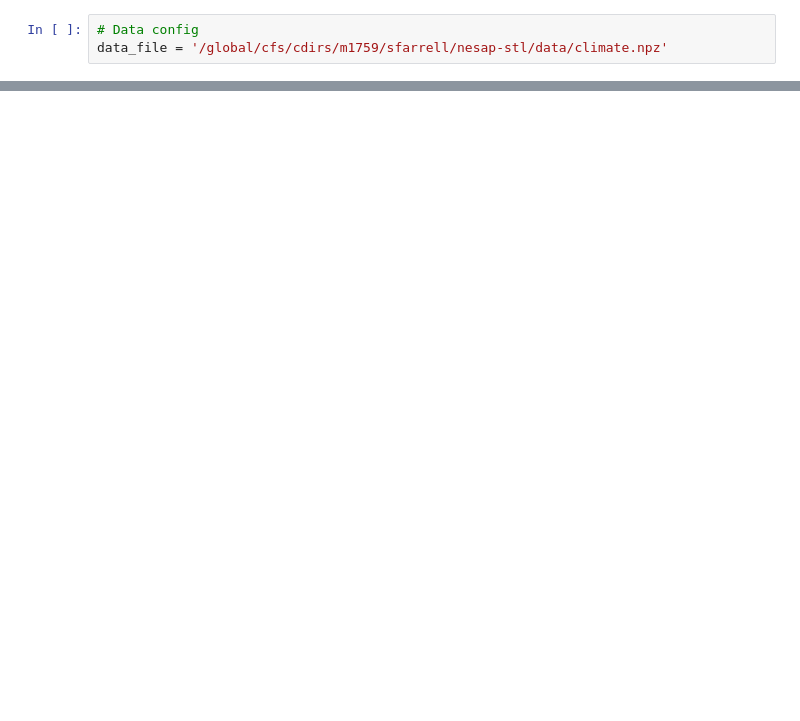
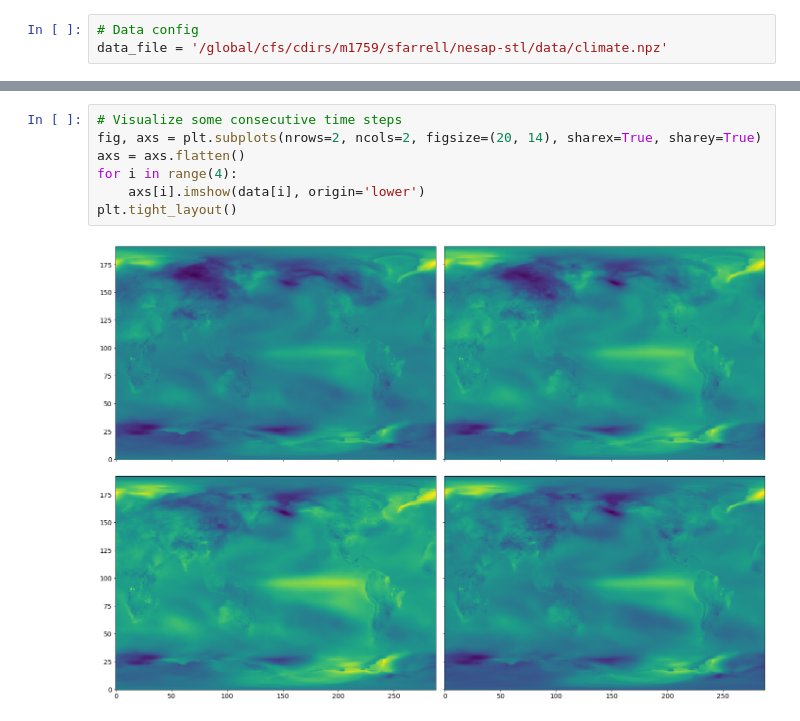
Before and after one commit to sparticlesteve/nesap-stl, a Jupyter notebook: notebooks/ClimateDev.ipynb, the cells around one changed output, grey strips where cells are left out. Cells and saved outputs as stored; diff of their text form; blank space fills up the shorter version.

```diff
--- a/notebooks/ClimateDev.ipynb
+++ b/notebooks/ClimateDev.ipynb
@@ -26,0 +47,9 @@ train_dataset, valid_dataset, _ = get_datasets(name='climate', data_file=data_fi
+# %%
+# Visualize some consecutive time steps
+fig, axs = plt.subplots(nrows=2, ncols=2, figsize=(20, 14), sharex=True, sharey=True)
+axs = axs.flatten()
+for i in range(4):
+    axs[i].imshow(data[i], origin='lower')
+plt.tight_layout()
+# %% [output]
+[figure, added]
```
Also changed, not shown: parts of 13 cells of this notebook, 1 other file.
